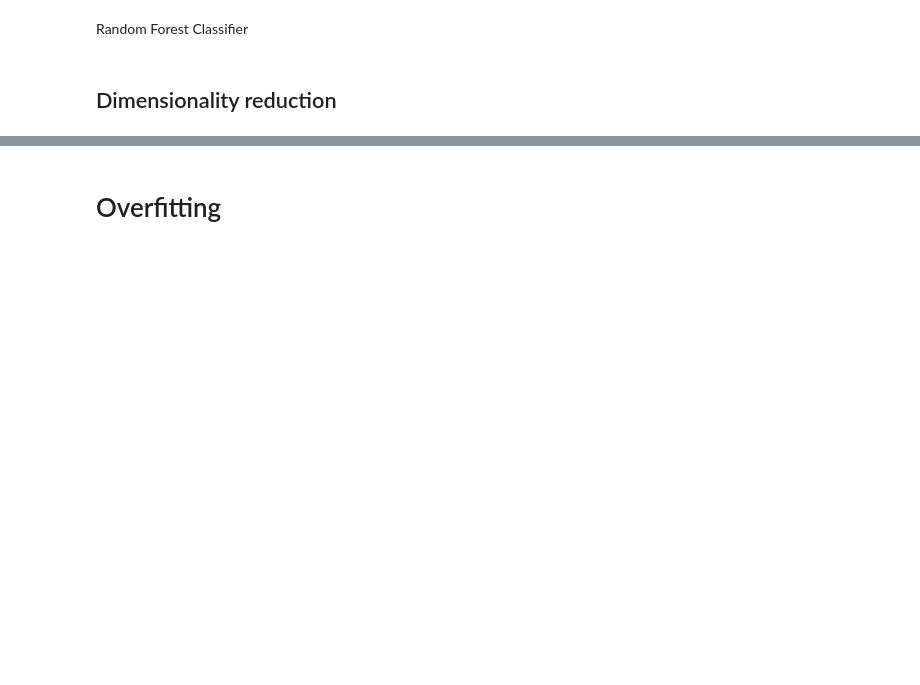
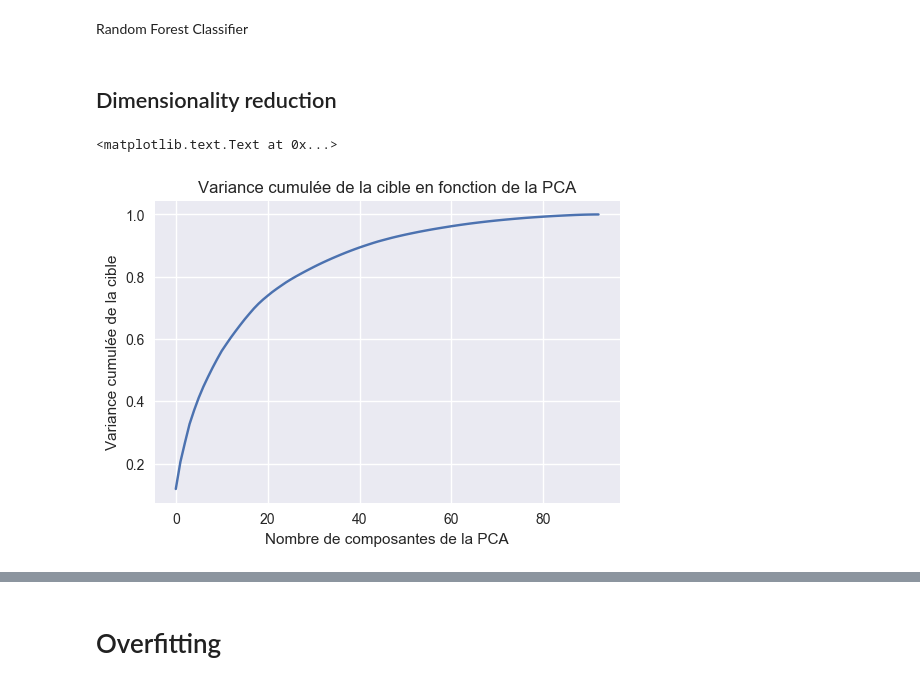
Before and after one commit to hplantec/TC1_kaggle, a Jupyter notebook: main_program.ipynb, the cells around one changed output, grey strips where cells are left out. Cells and saved outputs as stored; diff of their text form; code cells hidden in the pictures; blank space fills up the shorter version.

```diff
--- a/main_program.ipynb
+++ b/main_program.ipynb
@@ -330,11 +399,18 @@ y_probas = naive.predict_proba(X_test)
 print("Without calibration")
 print("Mean log_loss : %.4f" %log_loss(y_test,y_probas))
 
+cal_naive = CalibratedClassifierCV(base_estimator = GaussianNB())
+cal_naive.fit(X_train,y_train)
+
+y_probas = cal_naive.predict_proba(X_test)
+print("\nWith sigmoid calibration")
+print("Mean log_loss : %.4f" %log_loss(y_test,y_probas))
+
 cal_naive = CalibratedClassifierCV(base_estimator = GaussianNB(),method = 'isotonic')
 cal_naive.fit(X_train,y_train)
 
 y_probas = cal_naive.predict_proba(X_test)
-print("\nWith calibration")
+print("\nWith isotonic calibration")
 print("Mean log_loss : %.4f" %log_loss(y_test,y_probas))
 # %% [output]
 Without calibration
@@ -521,6 +627,16 @@ y_probas = best_rf_clf.predict_proba(X_test)
 print("Mean log_loss : %.4f" %log_loss(y_test,y_probas))
 # %% [markdown]
 ## Dimensionality reduction
+# %%
+pca = PCA()
+pca.fit(X_train,y_train)
+plt.plot(np.cumsum(pca.explained_variance_ratio_))
+plt.title('Variance cumulée de la cible en fonction de la PCA')
+plt.xlabel("Nombre de composantes de la PCA")
+plt.ylabel("Variance cumulée de la cible")
+# %% [output]
+<matplotlib.text.Text at 0x...>
+[figure, added]
 # %%
 # Optimisation du nombre de composantes dans la PCA
 tps = clock()
```
Also changed, not shown: parts of 37 cells of this notebook.
